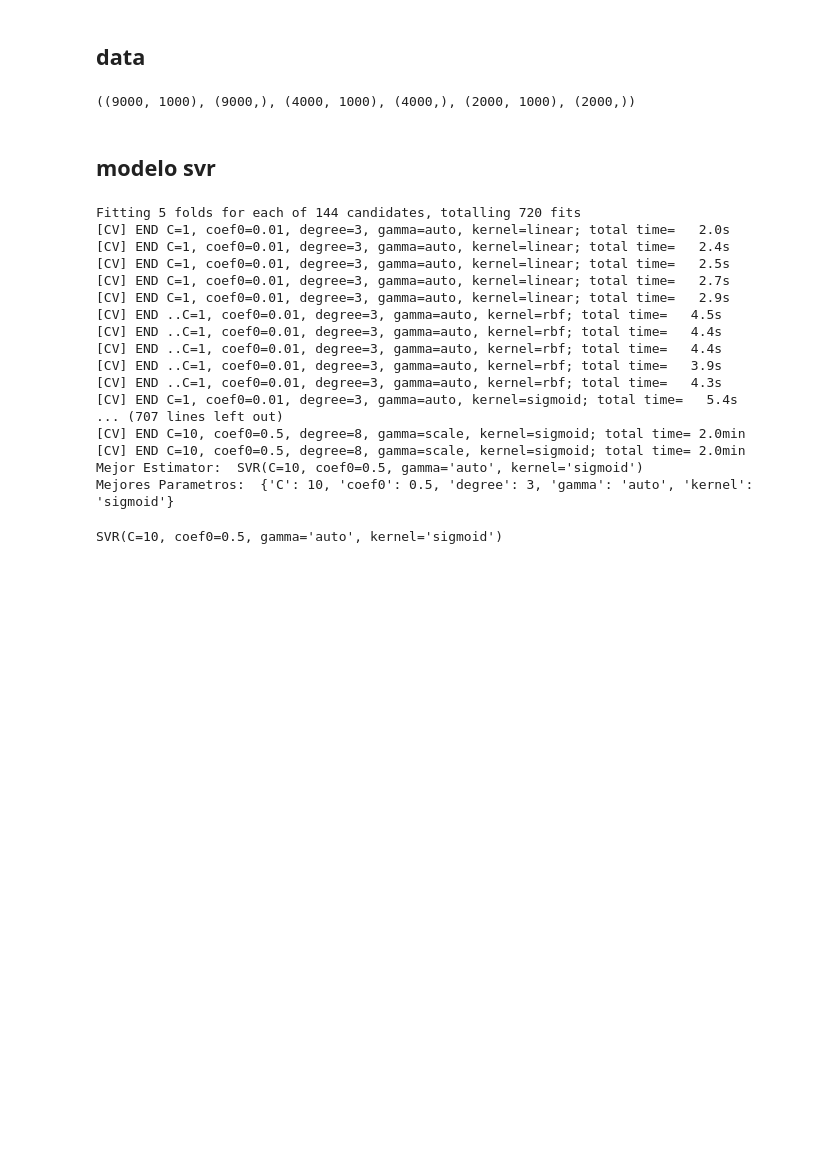
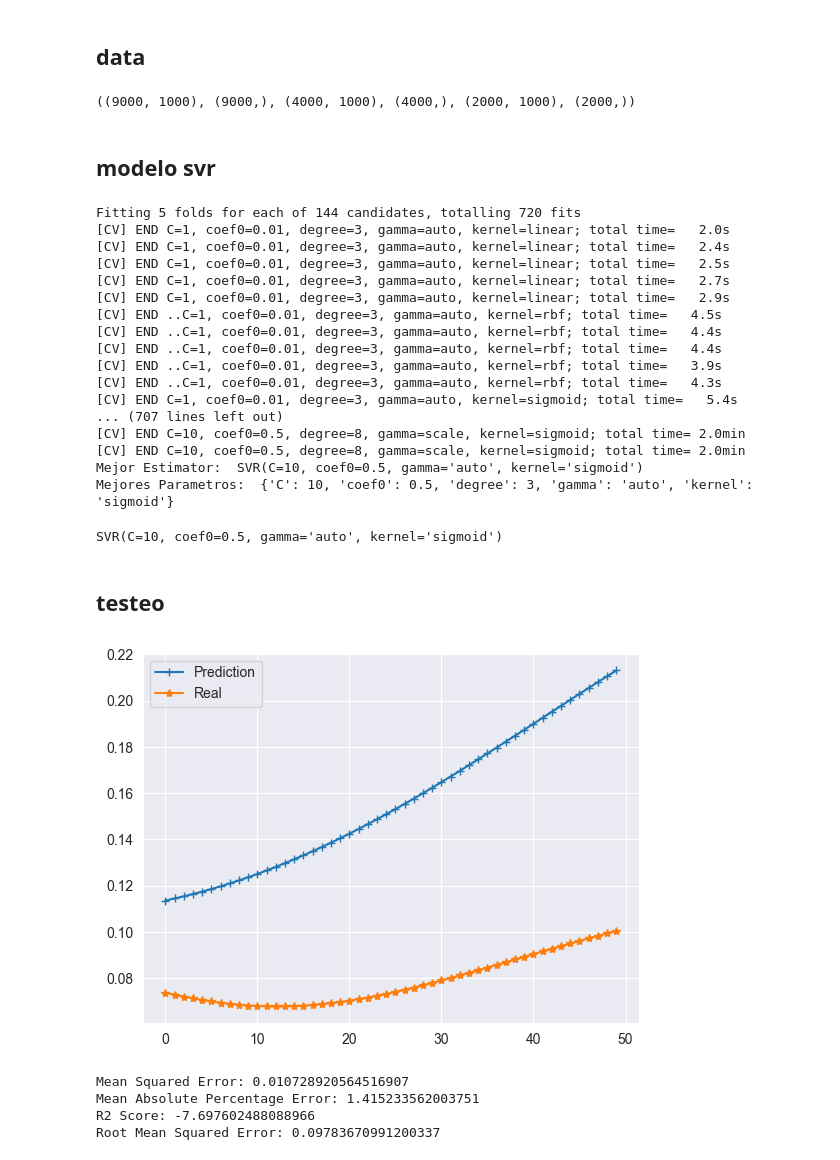
Before and after one commit to consuelorojas/Tesis, a Jupyter notebook: SVR/svregresion.ipynb, the cells around one changed output. Cells and saved outputs as stored; diff of their text form; code cells hidden in the pictures; blank space fills up the shorter version.

```diff
--- a/SVR/svregresion.ipynb
+++ b/SVR/svregresion.ipynb
@@ -124,5 +126,26 @@ Mejores Parametros:  {'C': 10, 'coef0': 0.5, 'degree': 3, 'gamma': 'auto', 'kern
 # %%
-model  = grid.best_estimator_
 model.fit(x_train, y_train)
 # %% [output]
 SVR(C=10, coef0=0.5, gamma='auto', kernel='sigmoid')
+# %% [markdown]
+## **testeo**
+# %%
+def rollingWindowPrediction_SVR(model, x_test, steps=50):
+    output = []
+    N = x_test.shape[-1]
+
+    for elem in tqdm(x_test):
+        elem = elem.reshape(1, -1)
+        #print(elem)
+        test_aux = []
+        count = 0
+        while count < steps:
+            #print(count)
+            pred = model.predict(elem)
+            test_aux.append(pred[0])
+            elem = np.append(elem, pred)[1:].reshape(1,-1)
+            #print(elem.shape)
+            count += 1
+
+        output.append(test_aux)
+    return output
@@ -128,0 +157,24 @@ SVR(C=10, coef0=0.5, gamma='auto', kernel='sigmoid')
+# %%
+import pickle
+filename = 'SVR_model.sav'
+# load model
+model = pickle.load(open(filename, 'rb'))
+# %%
+test_pred = rollingWindowPrediction_SVR(model, x_test, steps = 50)
+# %%
+i = 65
+
+plt.plot(test_pred[i],'-+', label='Prediction')
+plt.plot(y_test[i:i+50], '-*',label='Real')
+plt.legend()
+plt.show()
+# %% [output]
+[figure, added]
+# %%
+import errores as er
+x = er.error_metrics(test_pred[:-49], test_scaled[:3000], 50)
+# %% [output]
+Mean Squared Error: 0.010728920564516907
+Mean Absolute Percentage Error: 1.415233562003751
+R2 Score: -7.697602488088966
+Root Mean Squared Error: 0.09783670991200337
```
Also changed, not shown: parts of 3 cells of this notebook, 7 other files.
